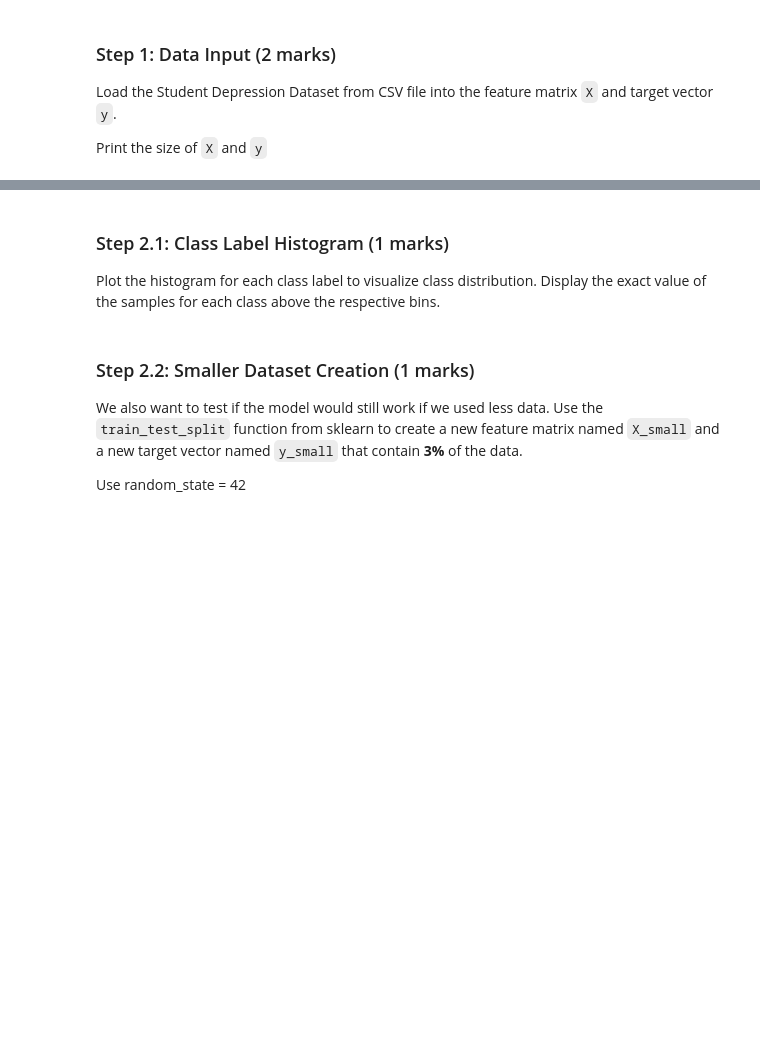
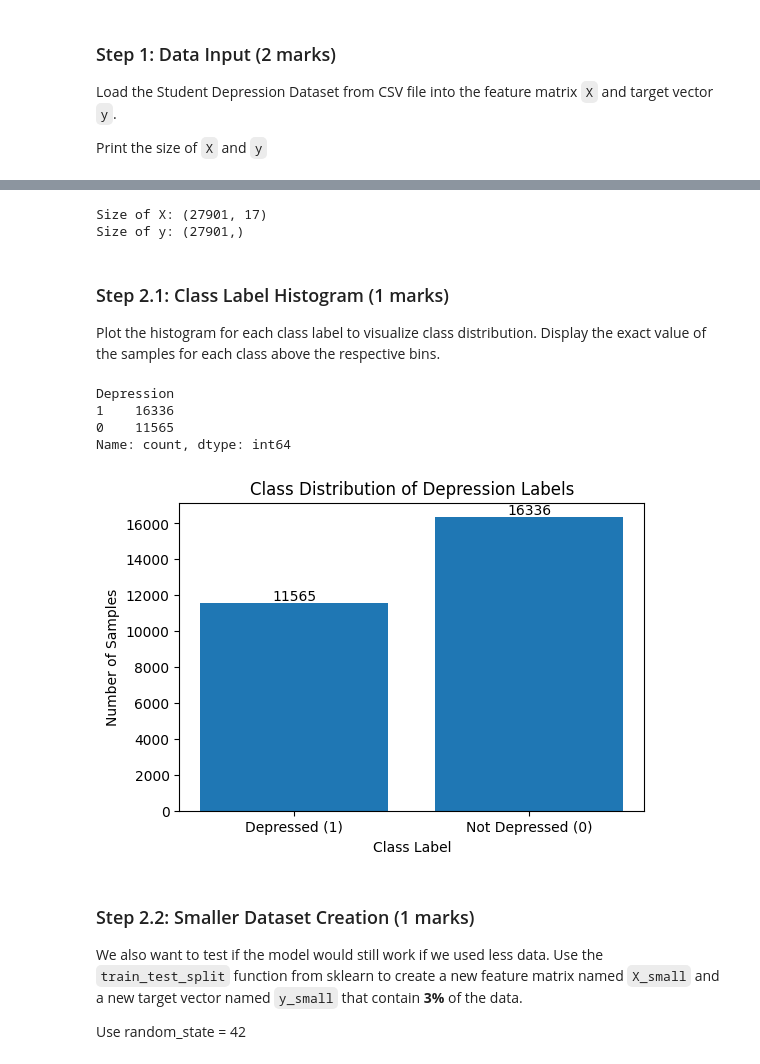
Before and after one commit to sethulakshmi-nair/ENGG680_2025_Fall, a Jupyter notebook: Assignment 2/Assignment2_Upload.ipynb, the cells around one changed output, grey strips where cells are left out. Drawn from its saved outputs; the diff is of its cells as text; code cells hidden in the pictures; blank space fills up the shorter version.

Commit message:
Finished Part 2 of Assignment 2

```diff
--- a/Assignment 2/Assignment2_Upload.ipynb
+++ b/Assignment 2/Assignment2_Upload.ipynb
@@ -525,16 +525,18 @@ Load the Student Depression Dataset from CSV file into the feature matrix `X` an
 Print the size of `X` and `y`
 # %%
 # Load the Student Depression Dataset
-data = pd.read_csv('')
+data = pd.read_csv('/content/drive/MyDrive/ENGG680_2025_Fall/Assignment 2/Part2data/Student Depression Dataset.csv')
 
 # Basic data preprocessing
-data.drop(   )  # Remove irrelevant ID column
+data.drop(columns=['id'], errors='ignore')  # Remove irrelevant ID column
 data.dropna(   )  # Remove rows with missing values
 data.drop_duplicates(   )  # Remove duplicate rows
 
 # Remove 'Other' category entries as they provide no useful information (1 marks)
-# your code here
-
+for col in data.columns:
+    if data[col].dtype == 'object' and 'Other' in data[col].unique():
+        data = data[data[col] != 'Other']
 
 # Print the shape of the dataset after preprocessing and display the first 5 rows using head()
-# your code here
+print("Shape of dataset after preprocessing:", data.shape)
+data.head()
@@ -552,11 +562,15 @@ for col in categorical_columns:
         data[col] = labelencoder.fit_transform(data[col])
 
 # Prepare feature matrix X and target vector y (1 marks)
-y =  # Target vector
-X =  # Feature matrix
+y =  data['Depression']
+X =  data.drop(columns=['Depression'])
 
 # Display sizes of X and y
-# your code here
+print("Size of X:", X.shape)
+print("Size of y:", y.shape)
+# %% [output]
+Size of X: (27901, 17)
+Size of y: (27901,)
 # %% [markdown]
 ### Step 2.1: Class Label Histogram (1 marks)
 
@@ -574,3 +578,28 @@ plt.show()
+# %%
+# Check the class distribution of y
+class_counts = y.value_counts()
+print(class_counts)
+
+# Display exact values for each bin in the histogram
+# hint: Use for loop
+plt.figure(figsize=(6,4))
+bars = plt.bar(class_counts.index, class_counts.values, tick_label=['Not Depressed (0)', 'Depressed (1)'])
+plt.title("Class Distribution of Depression Labels")
+plt.xlabel("Class Label")
+plt.ylabel("Number of Samples")
+
+for bar in bars:
+    height = bar.get_height()
+    plt.text(bar.get_x() + bar.get_width()/2, height, str(height),
+             ha='center', va='bottom')
+
+plt.show()
+# %% [output]
+Depression
+1    16336
+0    11565
+Name: count, dtype: int64
+[figure, added]
 # %% [markdown]
 ### Step 2.2: Smaller Dataset Creation (1 marks)
 
```
Also changed, not shown: parts of 12 cells of this notebook.
